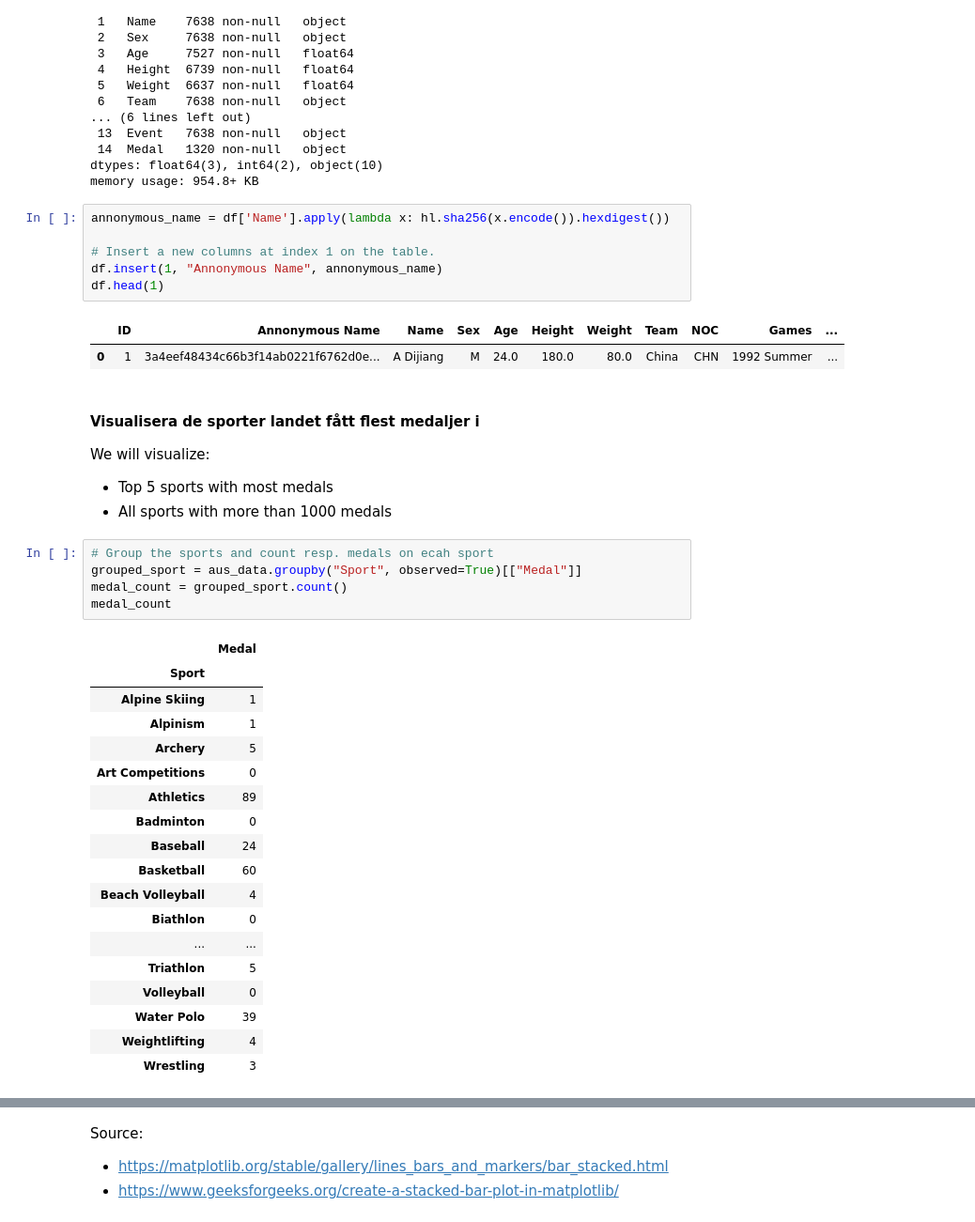
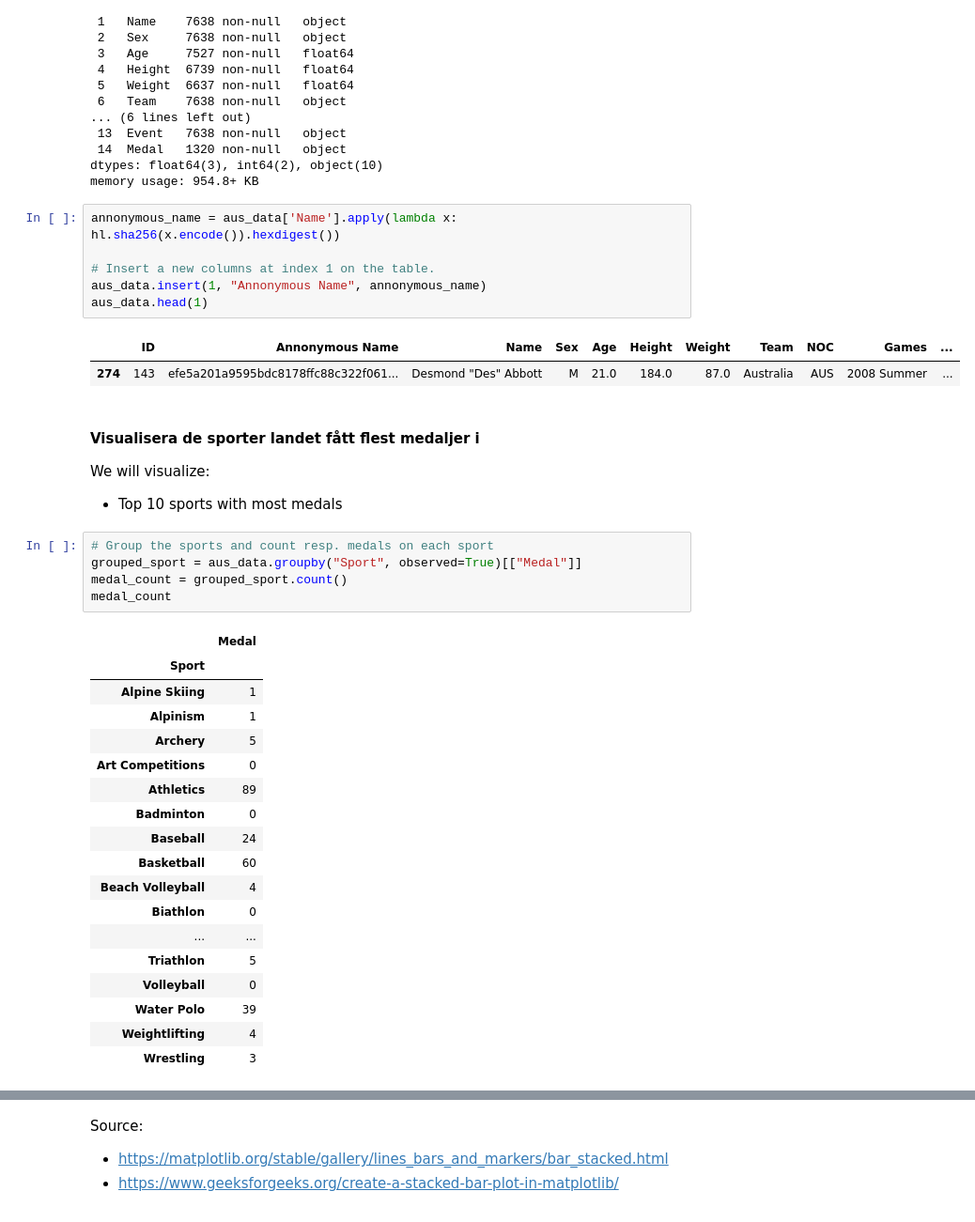
Before and after one commit to HexHungryAda/project-os, a Jupyter notebook: task1.ipynb, the cells around one changed output, grey strips where cells are left out. Shown at 94% size. Saved outputs shown, nothing was run; the diff lists cells and outputs as text.

```diff
--- a/task1.ipynb
+++ b/task1.ipynb
@@ -35,22 +35,21 @@ Data columns (total 15 columns):
 dtypes: float64(3), int64(2), object(10)
 memory usage: 954.8+ KB
 # %%
-annonymous_name = df['Name'].apply(lambda x: hl.sha256(x.encode()).hexdigest())
+annonymous_name = aus_data['Name'].apply(lambda x: hl.sha256(x.encode()).hexdigest())
 
 # Insert a new columns at index 1 on the table.
-df.insert(1, "Annonymous Name", annonymous_name)
-df.head(1)
+aus_data.insert(1, "Annonymous Name", annonymous_name)
+aus_data.head(1)
 # %% [output]
 |  | ID | Annonymous Name | Name | Sex | Age | Height | Weight | Team | NOC | Games | ... |
-| 0 | 1 | 3a4eef48434c66b3f14ab0221f6762d0e... | A Dijiang | M | 24.0 | 180.0 | 80.0 | China | CHN | 1992 Summer | ... |
+| 274 | 143 | efe5a201a9595bdc8178ffc88c322f061... | Desmond "Des" Abbott | M | 21.0 | 184.0 | 87.0 | Australia | AUS | 2008 Summer | ... |
 # %% [markdown]
 #### Visualisera de sporter landet fått flest medaljer i
 
 We will visualize:
-- Top 5 sports with most medals
-- All sports with more than 1000 medals
+- Top 10 sports with most medals
 # %%
-# Group the sports and count resp. medals on ecah sport
+# Group the sports and count resp. medals on each sport
 grouped_sport = aus_data.groupby("Sport", observed=True)[["Medal"]]
 medal_count = grouped_sport.count()
 medal_count
```
Also changed, not shown: parts of 19 cells of this notebook.
